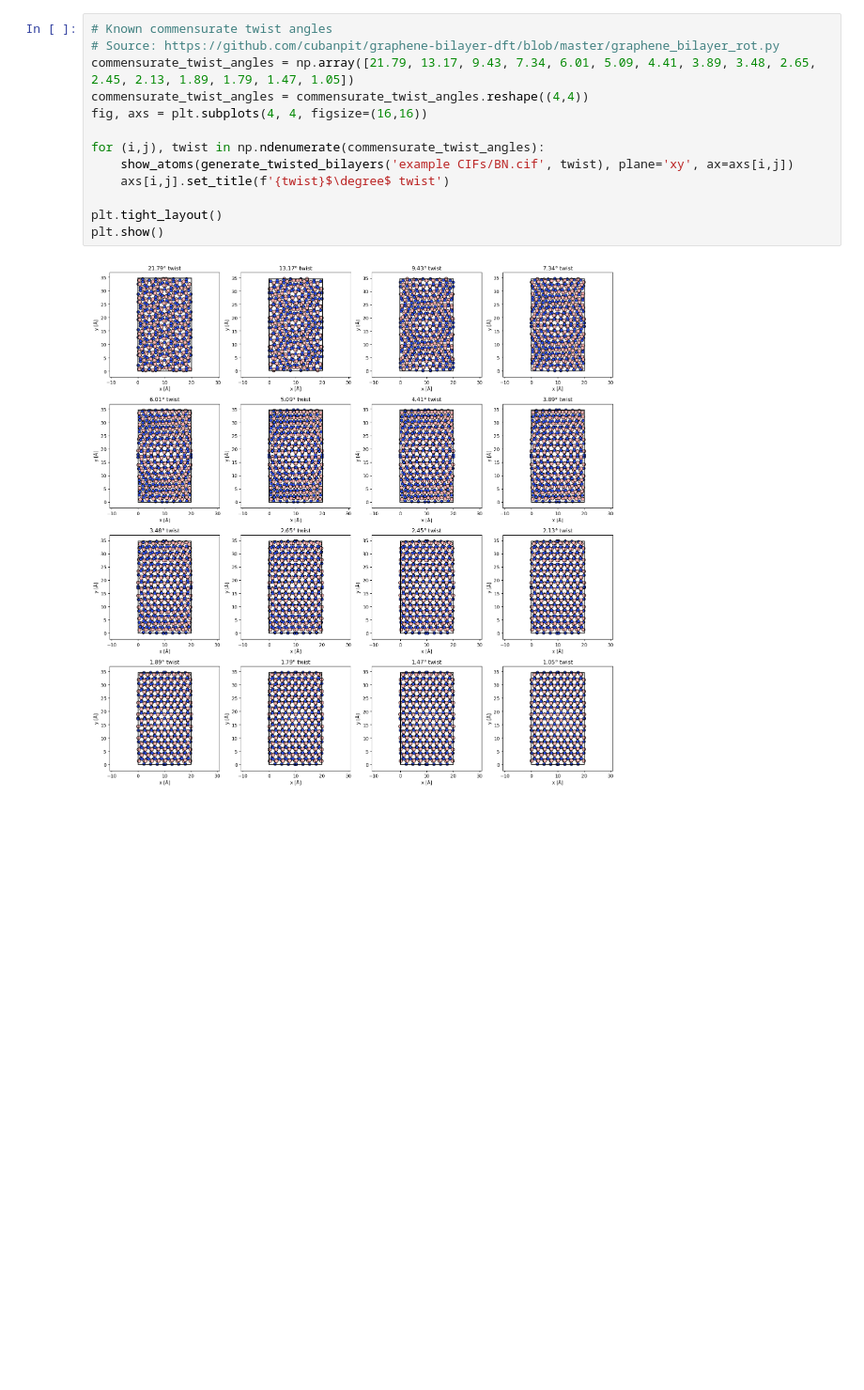
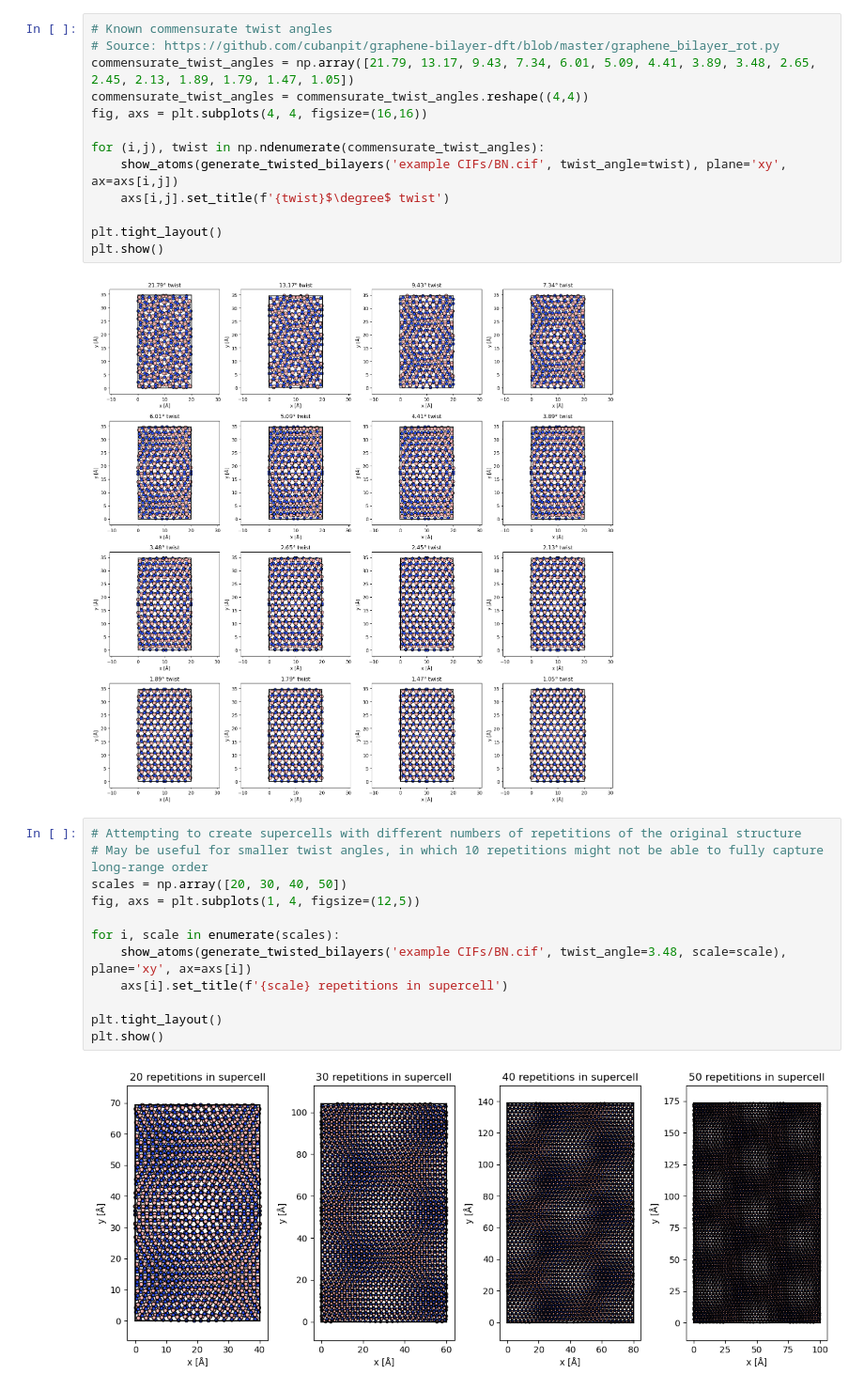
Before and after one commit to kgeisenman/MATSCI465_FinalProject_MoireLattices, a Jupyter notebook: generate_twisted_bilayer_test.ipynb, the cells around one changed output. Shown at 94% size. Saved outputs shown, nothing was run; the diff lists cells and outputs as text; blank space fills up the shorter version.

Commit message:
Update notebook to reflect new functionalities in twisted_bilayers.py

```diff
--- a/generate_twisted_bilayer_test.ipynb
+++ b/generate_twisted_bilayer_test.ipynb
@@ -165,10 +165,24 @@ commensurate_twist_angles = commensurate_twist_angles.reshape((4,4))
 fig, axs = plt.subplots(4, 4, figsize=(16,16))
 
 for (i,j), twist in np.ndenumerate(commensurate_twist_angles):
-    show_atoms(generate_twisted_bilayers('example CIFs/BN.cif', twist), plane='xy', ax=axs[i,j])
+    show_atoms(generate_twisted_bilayers('example CIFs/BN.cif', twist_angle=twist), plane='xy', ax=axs[i,j])
     axs[i,j].set_title(f'{twist}$\degree$ twist')
 
 plt.tight_layout()
 plt.show()
 # %% [output]
 [figure]
+# %%
+# Attempting to create supercells with different numbers of repetitions of the original structure
+# May be useful for smaller twist angles, in which 10 repetitions might not be able to fully capture long-range order
+scales = np.array([20, 30, 40, 50])
+fig, axs = plt.subplots(1, 4, figsize=(12,5))
+
+for i, scale in enumerate(scales):
+    show_atoms(generate_twisted_bilayers('example CIFs/BN.cif', twist_angle=3.48, scale=scale), plane='xy', ax=axs[i])
+    axs[i].set_title(f'{scale} repetitions in supercell')
+
+plt.tight_layout()
+plt.show()
+# %% [output]
+[figure, added]
```
Also changed, not shown: parts of 1 cell of this notebook.
